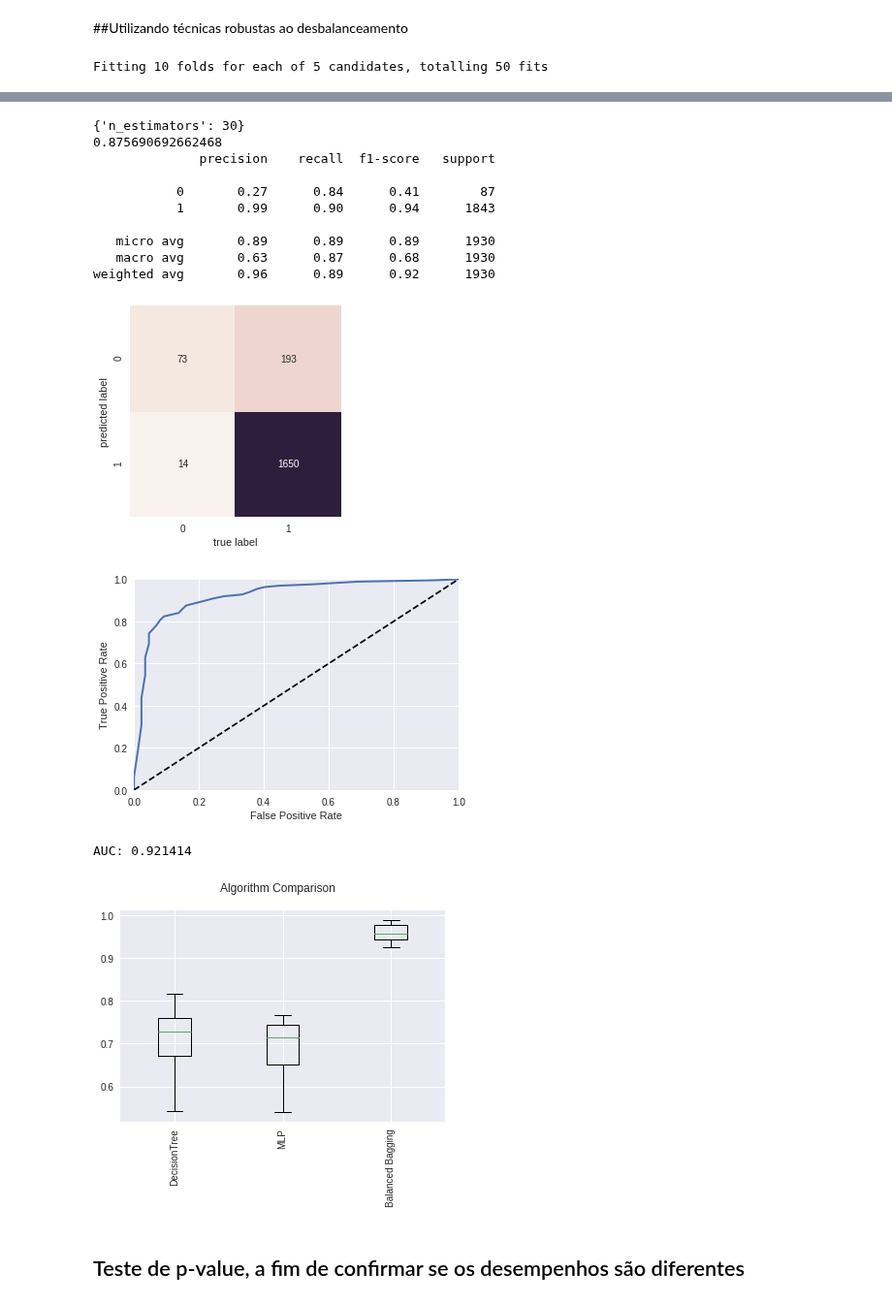
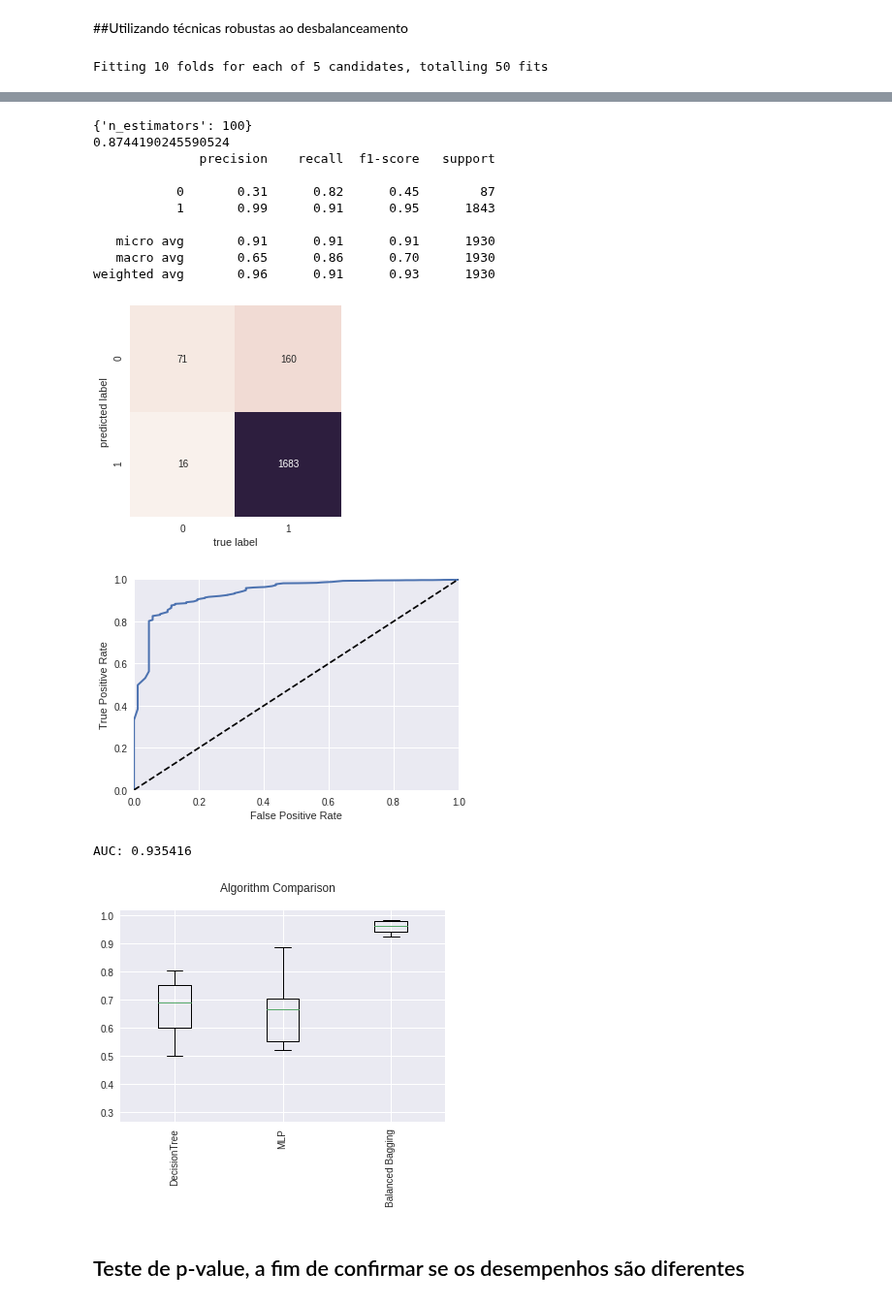
Before and after one commit to tmedeirosb/modelo_ifrn_integrado, a Jupyter notebook: PAPER_CE.ipynb, the cells around one changed output, grey strips where cells are left out. Shown at 97% size. Cells and saved outputs as stored; diff of their text form; code cells hidden in the pictures.

```diff
--- a/PAPER_CE.ipynb
+++ b/PAPER_CE.ipynb
@@ -247,7 +252,8 @@ def select_model(Xtrain, Xtest, ytrain, ytest):
                             cv=10,
                             verbose=1,
                             n_jobs = -1,
-                            scoring='recall_macro')
+                            scoring=make_scorer(geometric_mean_score))
+                            #scoring='recall_macro')
                             #scoring='accuracy')
                             #scoring=make_scorer(recall_min))
 
@@ -361,8 +367,8 @@ for model in res_models:
 
     #boxplot
     #testa 10 vezes o modelo, a fim de gerar estatística para ser avaliado no p-value
-    cv_results = model_selection.cross_val_score(model["best_model"], Xtest, ytest, cv=kfold, scoring='recall_macro') #scoring='accuracy')
-    #cv_results = model_selection.cross_val_score(model["best_model"], Xtest, ytest, cv=kfold, scoring=make_scorer(recall_min))
+    #cv_results = model_selection.cross_val_score(model["best_model"], Xtest, ytest, cv=kfold, scoring='recall_macro') #scoring='accuracy')
+    cv_results = model_selection.cross_val_score(model["best_model"], Xtest, ytest, cv=kfold, scoring=make_scorer(geometric_mean_score))
     model['cv_results'] = cv_results
     results.append(cv_results)
     names.append(model['name'])
@@ -420,7 +426,8 @@ grid = GridSearchCV(BalancedBaggingClassifier(base_estimator=tree),
                     cv=10,
                     verbose=1,
                     n_jobs = -1,
-                    scoring='recall_macro')
+                    scoring=make_scorer(geometric_mean_score))
+                    #scoring='recall_macro')
                     #scoring='accuracy')
 
 #treina
@@ -440,7 +447,8 @@ evaluating(ensemble, ytest, ypred_ensemble, Xtest)
 cv_results = model_selection.cross_val_score(ensemble, Xtest, ypred_ensemble,
                                              cv=model_selection.KFold(
                                                  n_splits=10, random_state=0),
-                                             scoring='recall_macro')
+                                                 scoring=make_scorer(geometric_mean_score))
+                                             #scoring='recall_macro')
                                              #scoring='accuracy')
 
 results.append(cv_results)
@@ -456,17 +464,17 @@ Fitting 10 folds for each of 5 candidates, totalling 50 fits
-{'n_estimators': 30}
-0.875690692662468
+{'n_estimators': 100}
+0.8744190245590524
               precision    recall  f1-score   support
 
-           0       0.27      0.84      0.41        87
-           1       0.99      0.90      0.94      1843
+           0       0.31      0.82      0.45        87
+           1       0.99      0.91      0.95      1843
 
-   micro avg       0.89      0.89      0.89      1930
-   macro avg       0.63      0.87      0.68      1930
-weighted avg       0.96      0.89      0.92      1930
+   micro avg       0.91      0.91      0.91      1930
+   macro avg       0.65      0.86      0.70      1930
+weighted avg       0.96      0.91      0.93      1930
 [figure]
-[figure, old version]
+[figure, new version]
-AUC: 0.921414
+AUC: 0.935416
-[figure, old version]
+[figure, new version]
 # %% [markdown]
 ## Teste de p-value, a fim de confirmar se os desempenhos são diferentes
 # %%
```
Also changed, not shown: parts of 7 cells of this notebook.
